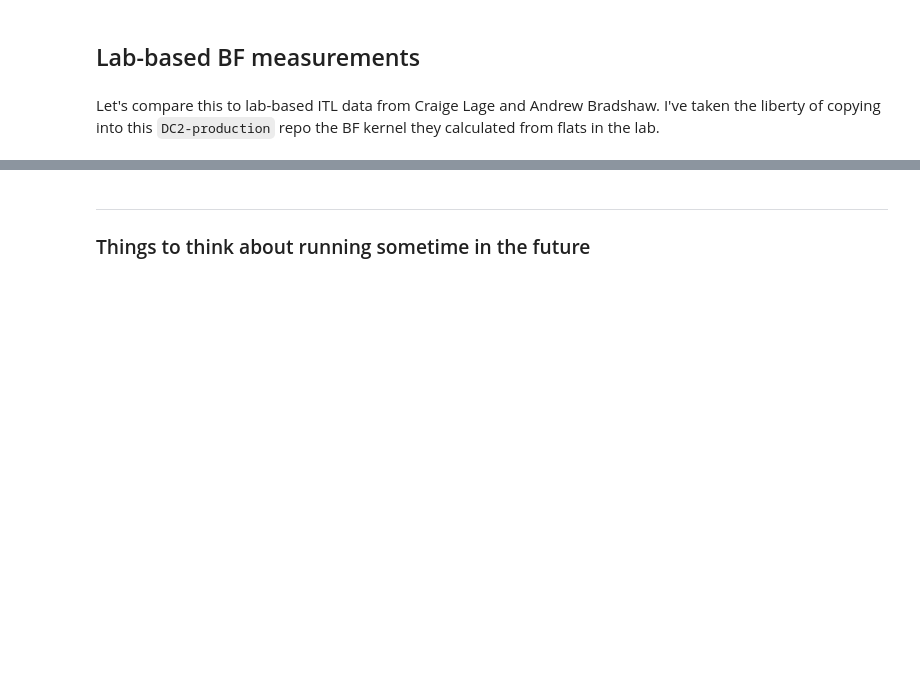
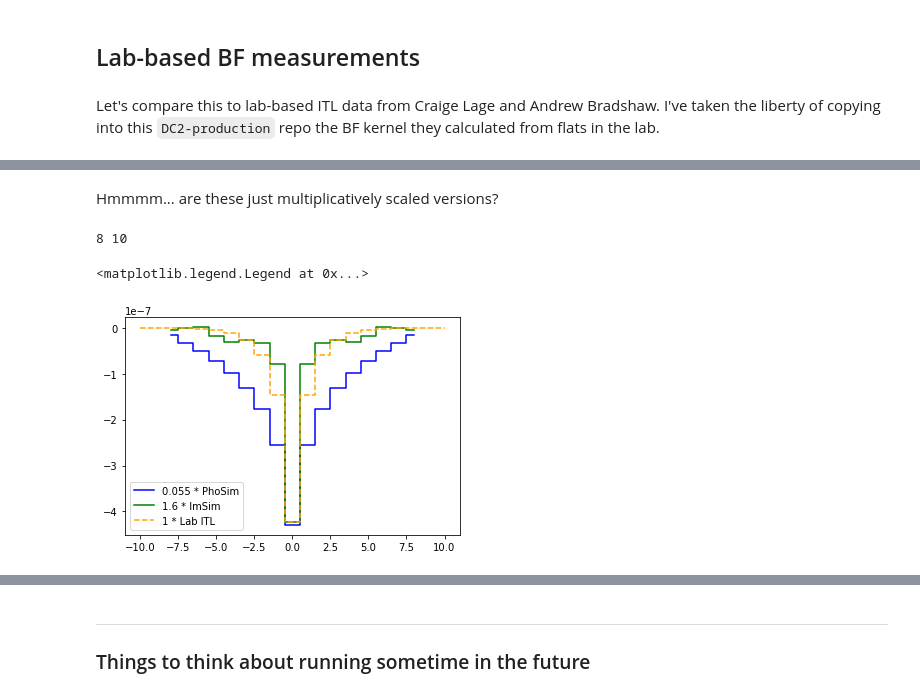
Before and after one commit to LSSTDESC/DC2-production, a Jupyter notebook: Notebooks/make_brighter_fatter_kernel.ipynb, the cells around one changed output, grey strips where cells are left out. Drawn from its saved outputs; the diff is of its cells as text; code cells hidden in the pictures; blank space fills up the shorter version.

```diff
--- a/Notebooks/make_brighter_fatter_kernel.ipynb
+++ b/Notebooks/make_brighter_fatter_kernel.ipynb
@@ -277,0 +261,21 @@ plt.legend()
+# %% [markdown]
+Hmmmm... are these just multiplicatively scaled versions?
+# %%
+bf_center = len(phosim_bf_kernel[94])//2
+lab_center = len(lab_kernel)//2
+
+print(bf_ny, lab_ny)
+
+phosim_scale, imsim_scale, lab_scale = 0.055, 1.6, 1
+
+plt.plot(np.arange(-bf_center, +bf_center+1), phosim_scale*phosim_bf_kernel[phosim_detector][:,bf_center],
+         drawstyle='steps-mid', color='blue', label='{} * PhoSim'.format(phosim_scale))
+plt.plot(np.arange(-bf_center, +bf_center+1), imsim_scale*imsim_bf_kernel[0][:,bf_center],
+         drawstyle='steps-mid', color='green', label='{} * ImSim'.format(imsim_scale))
+plt.plot(np.arange(-lab_center, +lab_center+1), lab_scale*lab_kernel[:,lab_center],
+         drawstyle='steps-mid', color='orange', linestyle='--', label='{} * Lab ITL'.format(lab_scale))
+plt.legend()
+# %% [output]
+8 10
+<matplotlib.legend.Legend at 0x...>
+[figure, added]
```
Also changed, not shown: parts of 24 cells of this notebook.
